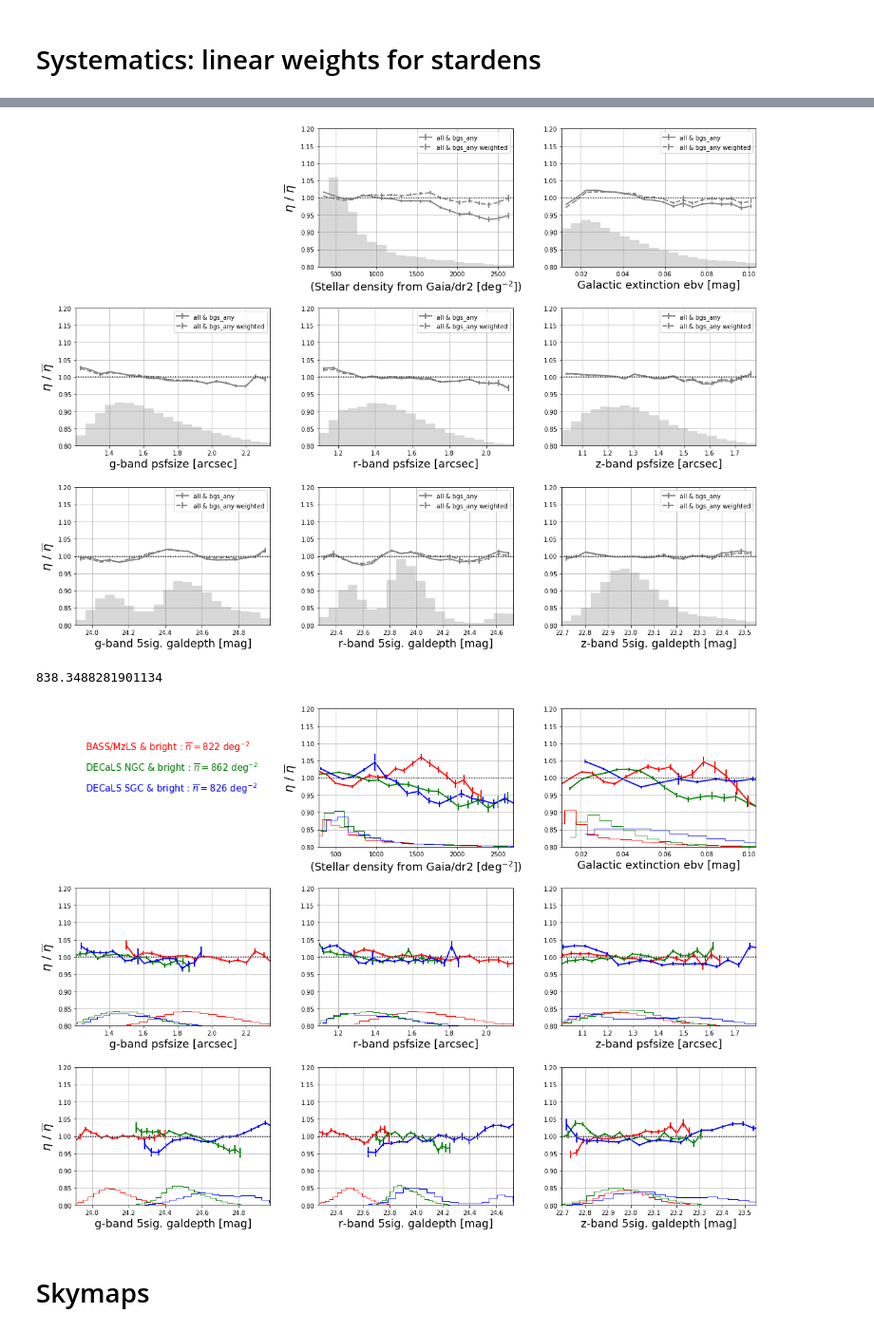
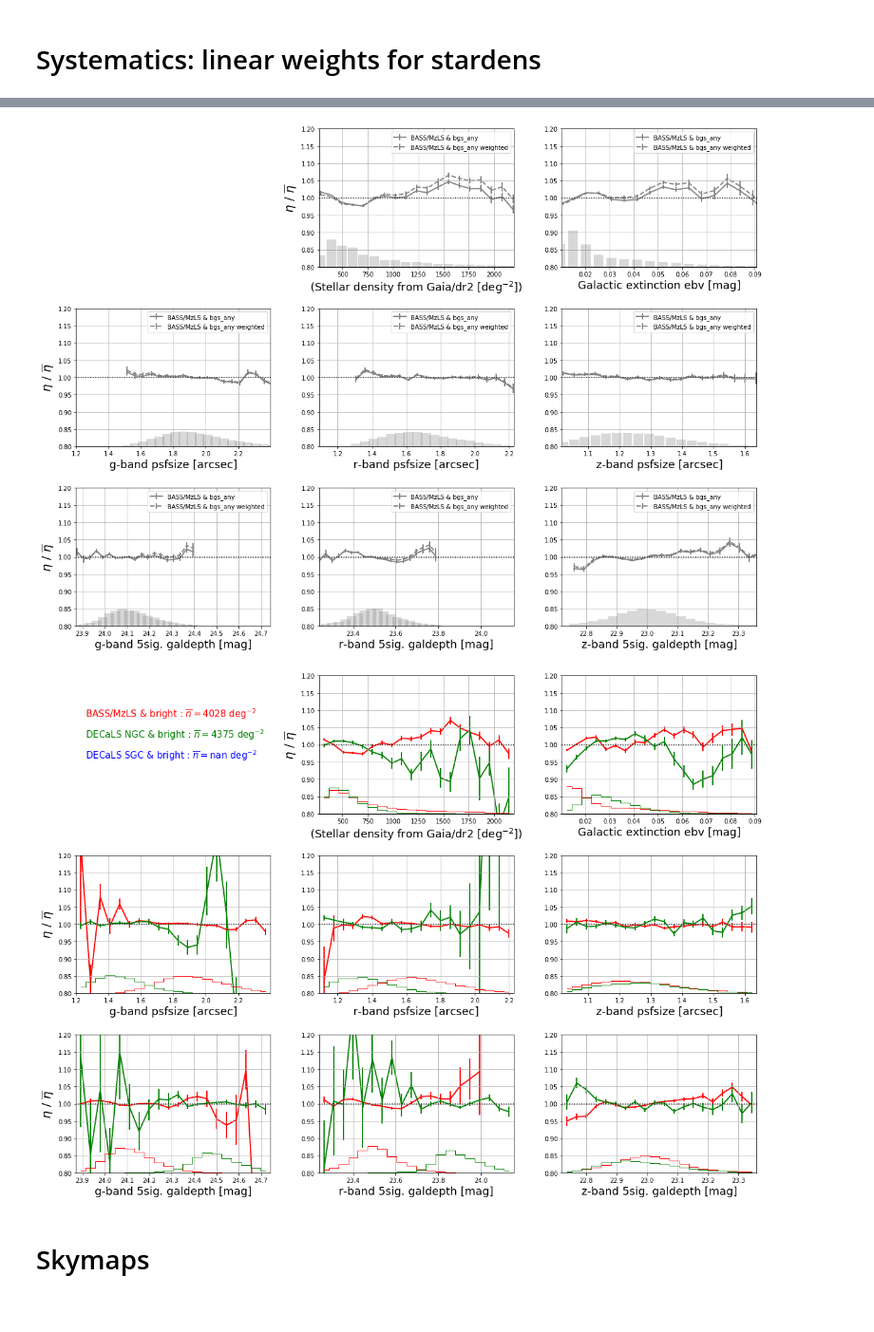
Before and after one commit to qmxp55/bgstargets, a Jupyter notebook: doc/getBGScat_with_weights.ipynb, the cells around one changed output, grey strips where cells are left out. Shown at 95% size. Drawn from its saved outputs; the diff is of its cells as text; code cells hidden in the pictures.

```diff
--- a/doc/getBGScat_with_weights.ipynb
+++ b/doc/getBGScat_with_weights.ipynb
@@ -26,5 +29,6 @@ warnings.filterwarnings('ignore')
 # %%
 dr8pix     = '/project/projectdirs/desi/target/catalogs/dr8/0.31.1/pixweight/pixweight-dr8-0.31.1.fits'
+dr9mpix = '/global/cfs/cdirs/desi/target/catalogs/dr9m/0.42.0/pixweight/main/resolve/bright/pixweight-bright.fits'
 
 #survey = 'south' #is either south (DECaLS+DES) or north (BASS/MzLS)
 version = '0.1.0'
@@ -33,13 +37,16 @@ filesdir = '/global/cscratch1/sd/qmxp55/bgstargets_output/'
 Nranfiles = 3
 patch = None #[174., 186., -3., 2.]
 reg = 'desi' #'south', 'north', 'decals', 'des', 'svfields'
-dr = 'dr8'
+dr = 'dr9m'
 #version = '2.0'
 if dr == 'dr9d': Nranfiles = 20 # because the randoms for dr9d have a density of 100000 = 5000*20
 dec_resol_ns = 32.375
 
 # for healpy
-hdr          = fits.getheader(dr8pix,1)
+if dr[:3] == 'dr8': pixfile = dr8pix
+elif dr[:3] == 'dr9': pixfile = dr9mpix
+
+hdr          = fits.getheader(pixfile,1)
 nside,nest   = hdr['hpxnside'],hdr['hpxnest']
 npix         = hp.nside2npix(nside)
 pixarea      = hp.nside2pixarea(nside,degrees=True)
@@ -120,11 +127,11 @@ rancuts = getGeoCuts(randoms, randoms=True)
 ## Target density in hp-pixels
 # %%
 #dic with default BGS selection and in DESI footprint
-hpdict = get_dict(cat=cat, pixmapfile=dr8pix, hppix_ran=hppix_ran, hppix_cat=extra['hppix'],
+hpdict = get_dict(cat=cat, pixmapfile=pixfile, hppix_ran=hppix_ran, hppix_cat=extra['hppix'],
                       maskrand=((rancuts['BS']) & (rancuts['GC']) & (rancuts['nobs']) & (raninreg)),
                           maskcat=(catinreg),
                              Nranfiles=Nranfiles, ranindesi=ranindesi, catindesi=catindesi,
-                                namesels={'bgs_any':20, 'bright':21, 'faint':22}, galb=extra['b'], log=True, survey='bgs')
+                                namesels={'bgs_any':20, 'bright':21, 'faint':22}, galb=extra['b'], log=True, survey='bgs', ranfiledens=1000)
 # %% [output]
 positions and desifotprint DONE...
 systematics DONE...
@@ -172,7 +175,7 @@ for num, key in enumerate(['desi', 'north', 'south', 'south_n', 'south_s']):
     else: reg_ = key
 
     b0, m0 = plot_sysdens(hpdicttmp=hpdict, namesels=[namesel], regs=[reg_], syst=syst, mainreg=isdesi, xlim=None, n=num, nx=20,
-             clip=True, denslims=False, ylab=True, weights=True, fig=fig, gs=gs, label=True, title=key, overbyreg=True)
+             clip=True, denslims=False, ylab=True, weights=True, fig=fig, gs=gs, label=True, title=key, overbyreg=True, percentiles=None)
 
     print(key, b0, m0)
     ws[key] = 1./((m0)*hpdict['stardens'] + b0)
@@ -199,16 +202,12 @@ for i in range(9):
     if (i%3==0) or (i==1): ylab=True
     else: ylab = False
 
-    plot_sysdens(hpdicttmp=hpdict, namesels=[namesel], regs=['all'], syst=systs[i-1], mainreg=isdesi, xlim=None, n=i, nx=20,
-             clip=True, denslims=False, ylab=ylab, weights=True, fig=fig, gs=gs, label=True, ws=ws['desi'])
+    plot_sysdens(hpdicttmp=hpdict, namesels=[namesel], regs=['north'], syst=systs[i-1], mainreg=isdesi, xlim=None, n=i, nx=20,
+             clip=True, denslims=False, ylab=ylab, weights=True, fig=fig, gs=gs, label=True, ws=ws['desi'], percentiles=[1, 99])
 
 fig.savefig('syst_w_weights_%s_%s_%s.png' %(dr, reg, namesel), bbox_inches = 'tight', pad_inches = 0)
 # %% [output]
-[figure, old version]
+[figure, new version]
-# %%
-hpdict['meandens_'+'bright'+'_'+'all']
-# %% [output]
-838.3488281901134
 # %%
 systs      = ['stardens','ebv','psfsize_g', 'psfsize_r', 'psfsize_z','galdepth_g', 'galdepth_r', 'galdepth_z']
 
@@ -221,35 +220,35 @@ regs = ['north', 'south_n', 'south_s']
 cols       = ['r','g','b']
 
 for i in range(9):
 
     if i == 0:
         axinfo = fig.add_subplot(gs[i])
         # infos
         axinfo.axis('off')
         #axinfo.text(0.5,0.9,namesel,fontsize=20,fontweight='bold',ha='center',transform=axinfo.transAxes)
         tmpy = 0.7
             #for regi,col in zip(regs,cols):
             #if reg == 'south':reg_ = 'DECaLS+DES'
             #else: reg_ = reg
         for reg_,col in zip(regs,cols):
             if reg_ == 'north': lab = 'BASS/MzLS'
             elif reg_ == 'south_s': lab = 'DECaLS SGC'
             elif reg_ == 'south_n': lab = 'DECaLS NGC'
             tmpstr = lab+' & '+namesel+' : '+r'$\overline{n}=$'+'%.0f'%hpdict['meandens_'+namesel+'_'+reg_]+r' deg$^{-2}$'
             axinfo.text(0.05,tmpy,tmpstr,color=col,fontsize=15,transform=axinfo.transAxes)
             tmpy  -= 0.15
 
     if i == 0: continue
     if (i%3==0) or (i==1): ylab=True
     else: ylab = False
 
     plot_sysdens(hpdicttmp=hpdict, namesels=[namesel], regs=regs, syst=systs[i-1], mainreg=isdesi, xlim=None, n=i, nx=20,
              clip=True, denslims=False, ylab=ylab, weights=False, fig=fig, gs=gs, label=False, ws=None, cols=cols, overbyreg=True,
-                    percentiles=[1,99])
+                    percentiles=None)
 
 fig.savefig('syst_%s_%s_%s.png' %(dr, reg, namesel), bbox_inches = 'tight', pad_inches = 0)
 # %% [output]
-[figure, old version]
+[figure, new version]
 # %% [markdown]
 # Skymaps
 # %%
```
Also changed, not shown: parts of 9 cells of this notebook, 6 other files.
